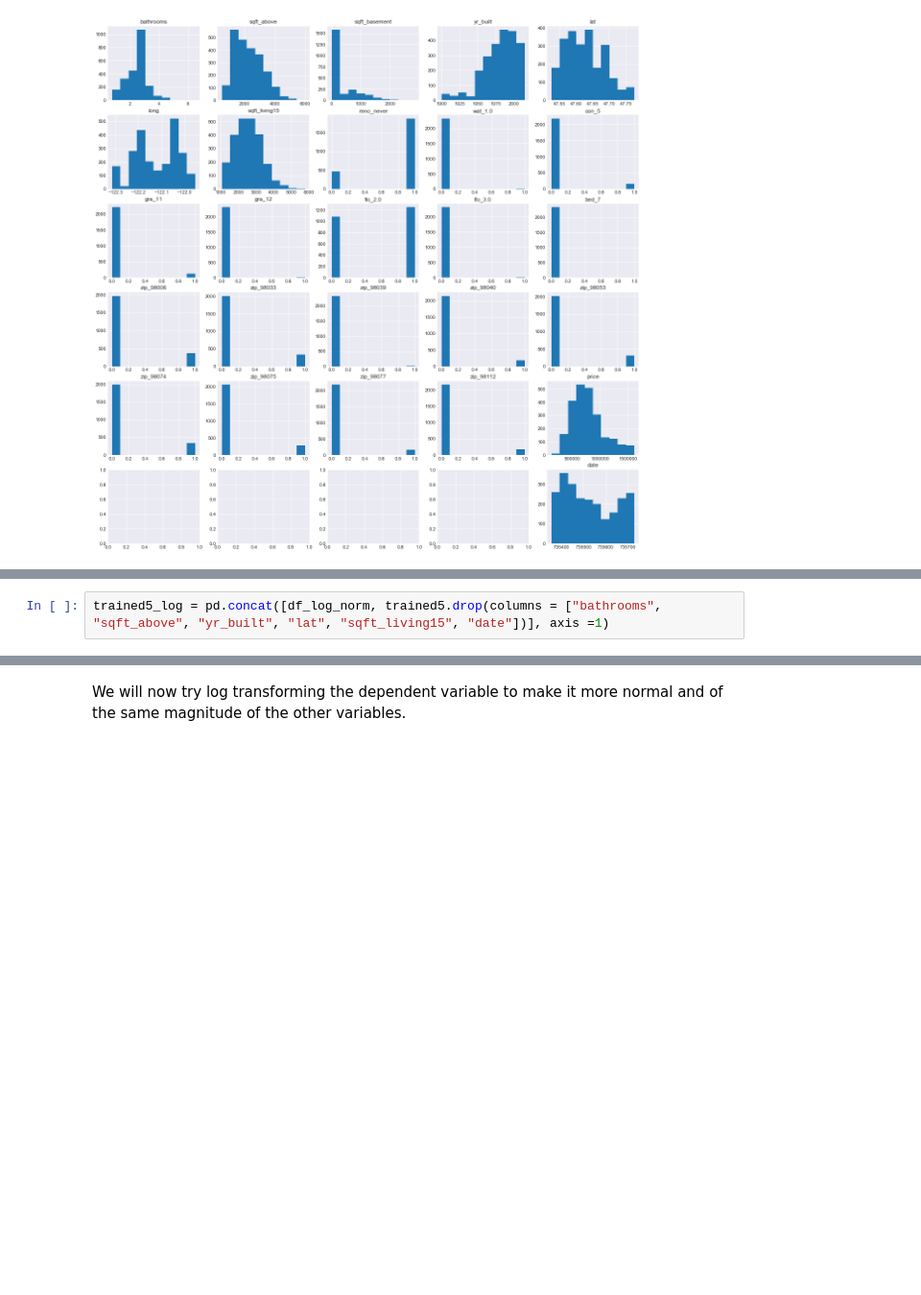
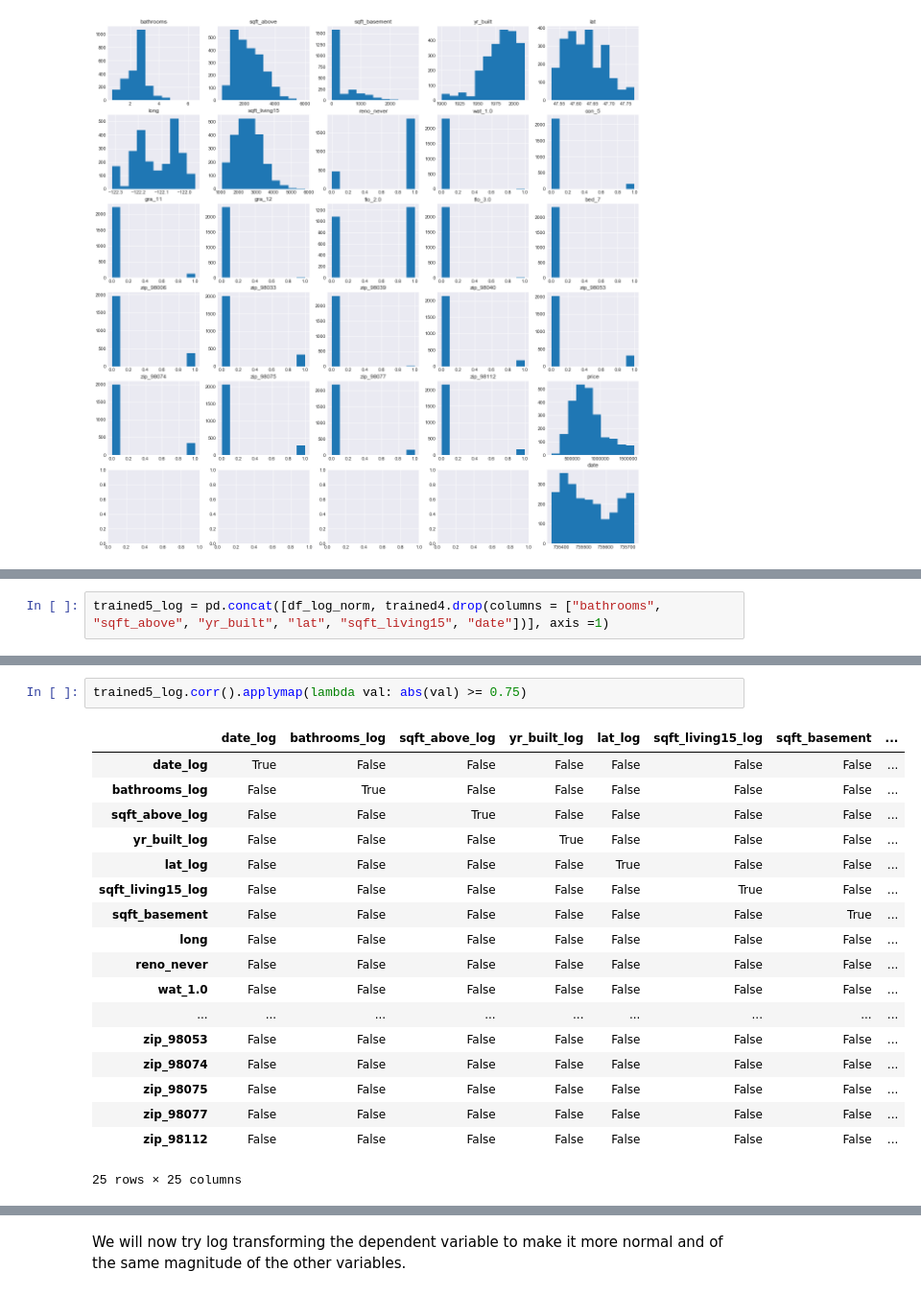
Before and after one commit to melodygr/Housing-Regression-Project, a Jupyter notebook: data-cleaning-EDA-Modeling.ipynb, the cells around one changed output, grey strips where cells are left out. Shown at 96% size. Drawn from its saved outputs; the diff is of its cells as text; blank space fills up the shorter version.

```diff
--- a/data-cleaning-EDA-Modeling.ipynb
+++ b/data-cleaning-EDA-Modeling.ipynb
@@ -1140,4 +1223,4 @@ df_log_norm_test
 # %%
-trained5_log = pd.concat([df_log_norm, trained5.drop(columns = ["bathrooms", "sqft_above", "yr_built", "lat", "sqft_living15", "date"])], axis =1)
+trained5_log = pd.concat([df_log_norm, trained4.drop(columns = ["bathrooms", "sqft_above", "yr_built", "lat", "sqft_living15", "date"])], axis =1)
 # %%
 trained5_log
@@ -1152,0 +1299,21 @@ summary5
+# %%
+trained5_log.corr().applymap(lambda val: abs(val) >= 0.75)
+# %% [output]
+|  | date_log | bathrooms_log | sqft_above_log | yr_built_log | lat_log | sqft_living15_log | sqft_basement | ... |
+| date_log | True | False | False | False | False | False | False | ... |
+| bathrooms_log | False | True | False | False | False | False | False | ... |
+| sqft_above_log | False | False | True | False | False | False | False | ... |
+| yr_built_log | False | False | False | True | False | False | False | ... |
+| lat_log | False | False | False | False | True | False | False | ... |
+| sqft_living15_log | False | False | False | False | False | True | False | ... |
+| sqft_basement | False | False | False | False | False | False | True | ... |
+| long | False | False | False | False | False | False | False | ... |
+| reno_never | False | False | False | False | False | False | False | ... |
+| wat_1.0 | False | False | False | False | False | False | False | ... |
+| ... | ... | ... | ... | ... | ... | ... | ... | ... |
+| zip_98053 | False | False | False | False | False | False | False | ... |
+| zip_98074 | False | False | False | False | False | False | False | ... |
+| zip_98075 | False | False | False | False | False | False | False | ... |
+| zip_98077 | False | False | False | False | False | False | False | ... |
+| zip_98112 | False | False | False | False | False | False | False | ... |
+25 rows × 25 columns
```
Also changed, not shown: parts of 69 cells of this notebook.
